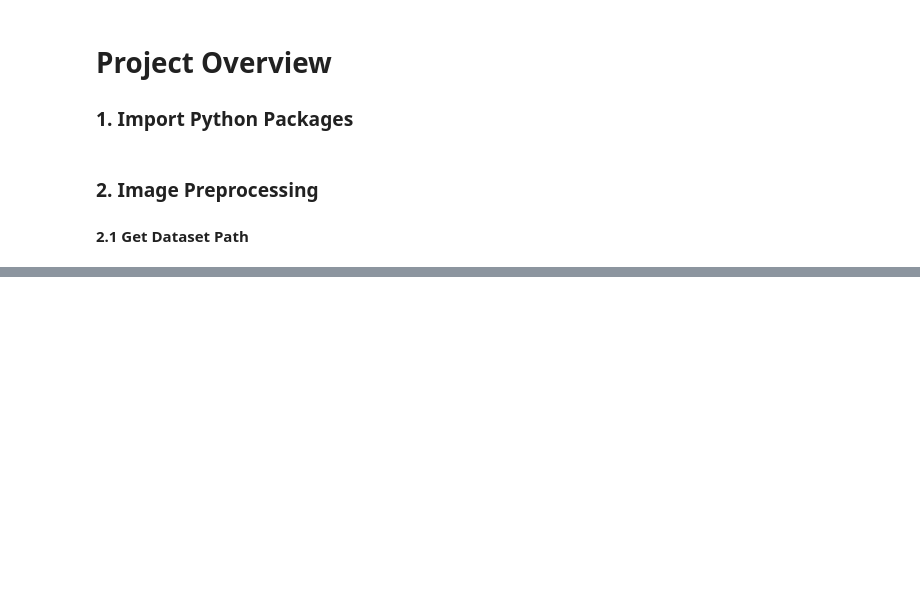
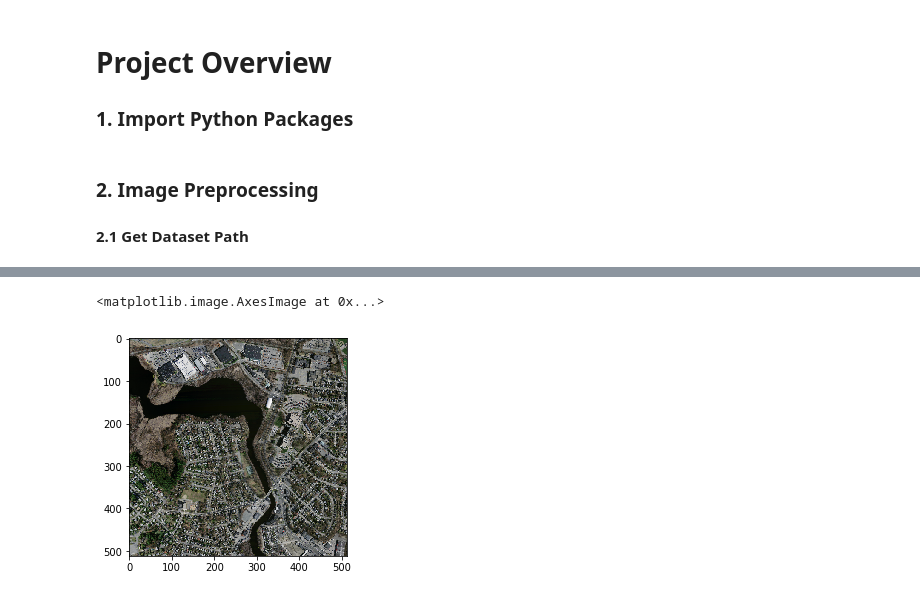
Before and after one commit to Sibusiso-Mgidi/buildings_segmentation, a Jupyter notebook: buildings_segmentation.ipynb, the cells around one changed output, grey strips where cells are left out. Saved outputs shown, nothing was run; the diff lists cells and outputs as text; code cells hidden in the pictures; blank space fills up the shorter version.

```diff
--- a/buildings_segmentation.ipynb
+++ b/buildings_segmentation.ipynb
@@ -10,3 +6,20 @@ from glob import glob
+# %%
+from tensorflow import keras
+import keras_preprocessing
+from keras_preprocessing import image
+import tensorflow as tf
+import natsort
+from natsort import natsorted
+from glob import glob
+from skimage import img_as_float32
+import imageio
+from functools import partial
+from tqdm import tqdm
+tqdm = partial(tqdm, position=0, leave=True)
+import cv2 as cv
+import numpy as np
+import os
+import matplotlib.pyplot as plt
 # %% [markdown]
 ### 2. Image Preprocessing
 #### 2.1 Get Dataset Path
@@ -41,0 +42,13 @@ def get_filenames():
+# %%
+images = []
+SIZE = (512,512)
+for msk_path,_ in tqdm(TRAIN_DATA_PATH, 'Loading Masks'):
+    # load images as float32 and store it in an array
+    image = img_as_float32(cv.imread(msk_path, cv.IMREAD_COLOR))
+    # downsample the input image to 512 x 512 x 3
+    image = cv.resize(image,SIZE)
+    # convert images to color images since opencv reads images grayscale
+    image = cv.cvtColor(image, cv.COLOR_BGR2RGB)
+    # store all images
+    images.append(image)
+np.array(images)
@@ -41,0 +73,5 @@ def get_filenames():
+# %%
+plt.imshow(images[0])
+# %% [output]
+<matplotlib.image.AxesImage at 0x...>
+[figure, added]
```
Also changed, not shown: parts of 5 cells of this notebook.
